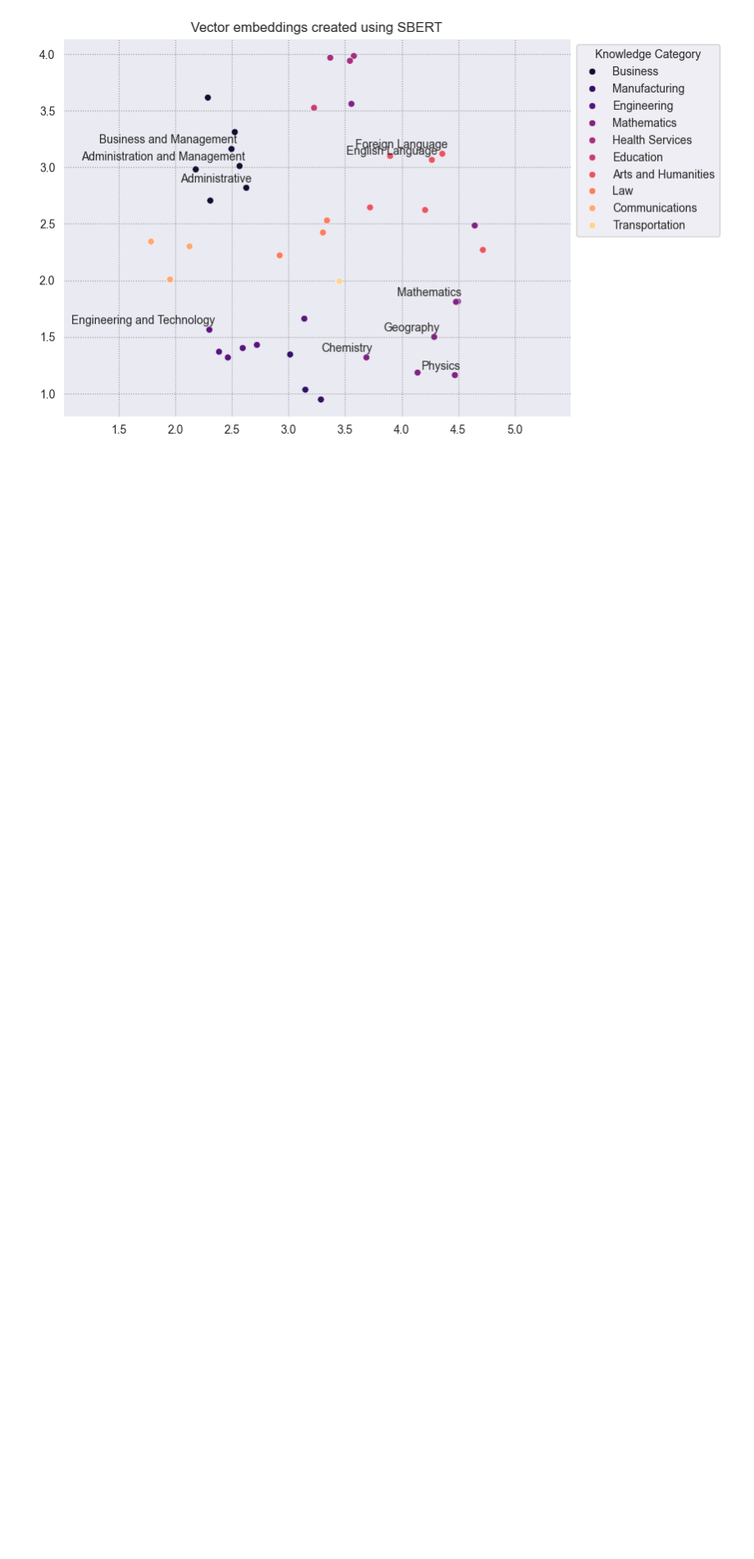
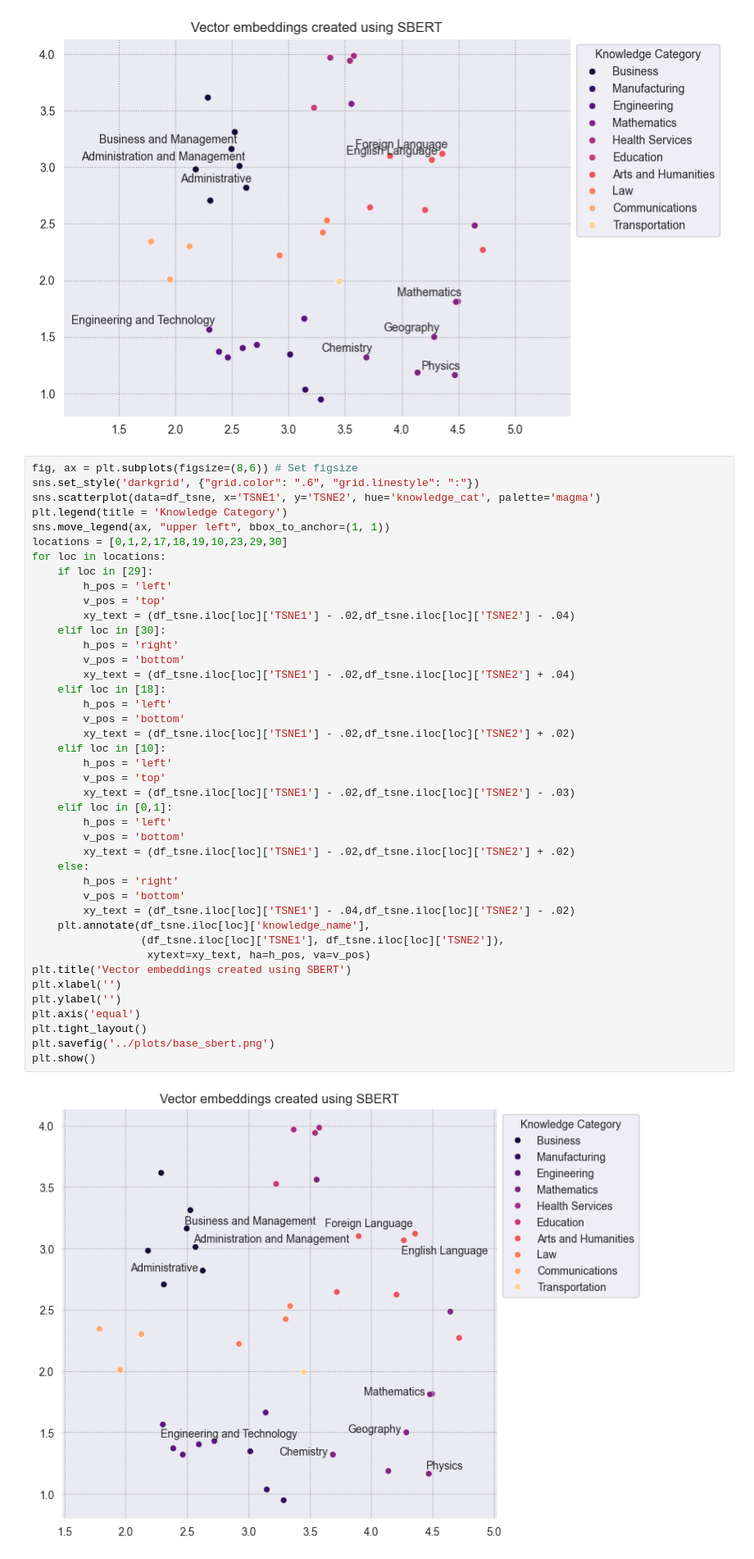
Before and after one commit to bryaneadams/csi_772_course_project, a Jupyter notebook: data/transfer_train.ipynb, the cells around one changed output. Shown at 82% size. Saved outputs shown, nothing was run; the diff lists cells and outputs as text; blank space fills up the shorter version.

```diff
--- a/data/transfer_train.ipynb
+++ b/data/transfer_train.ipynb
@@ -388,6 +397,50 @@ plt.axis('equal')
 plt.show()
 # %% [output]
 [figure]
+# %%
+fig, ax = plt.subplots(figsize=(8,6)) # Set figsize
+sns.set_style('darkgrid', {"grid.color": ".6", "grid.linestyle": ":"})
+sns.scatterplot(data=df_tsne, x='TSNE1', y='TSNE2', hue='knowledge_cat', palette='magma')
+plt.legend(title = 'Knowledge Category')
+sns.move_legend(ax, "upper left", bbox_to_anchor=(1, 1))
+locations = [0,1,2,17,18,19,10,23,29,30]
+for loc in locations:
+    if loc in [29]:
+        h_pos = 'left'
+        v_pos = 'top'
+        xy_text = (df_tsne.iloc[loc]['TSNE1'] - .02,df_tsne.iloc[loc]['TSNE2'] - .04)
+    elif loc in [30]:
+        h_pos = 'right'
+        v_pos = 'bottom'
+        xy_text = (df_tsne.iloc[loc]['TSNE1'] - .02,df_tsne.iloc[loc]['TSNE2'] + .04)
+    elif loc in [18]:
+        h_pos = 'left'
+        v_pos = 'bottom'
+        xy_text = (df_tsne.iloc[loc]['TSNE1'] - .02,df_tsne.iloc[loc]['TSNE2'] + .02)
+    elif loc in [10]:
+        h_pos = 'left'
+        v_pos = 'top'
+        xy_text = (df_tsne.iloc[loc]['TSNE1'] - .02,df_tsne.iloc[loc]['TSNE2'] - .03)
+    elif loc in [0,1]:
+        h_pos = 'left'
+        v_pos = 'bottom'
+        xy_text = (df_tsne.iloc[loc]['TSNE1'] - .02,df_tsne.iloc[loc]['TSNE2'] + .02)
+    else:
+        h_pos = 'right'
+        v_pos = 'bottom'
+        xy_text = (df_tsne.iloc[loc]['TSNE1'] - .04,df_tsne.iloc[loc]['TSNE2'] - .02)
+    plt.annotate(df_tsne.iloc[loc]['knowledge_name'],
+                 (df_tsne.iloc[loc]['TSNE1'], df_tsne.iloc[loc]['TSNE2']),
+                  xytext=xy_text, ha=h_pos, va=v_pos)
+plt.title('Vector embeddings created using SBERT')
+plt.xlabel('')
+plt.ylabel('')
+plt.axis('equal')
+plt.tight_layout()
+plt.savefig('../plots/base_sbert.png')
+plt.show()
+# %% [output]
+[figure, added]
 # %% [markdown]
 ## Mean pooled tuned BERT
 # %%
```
Also changed, not shown: parts of 23 cells of this notebook, 17 other files.
